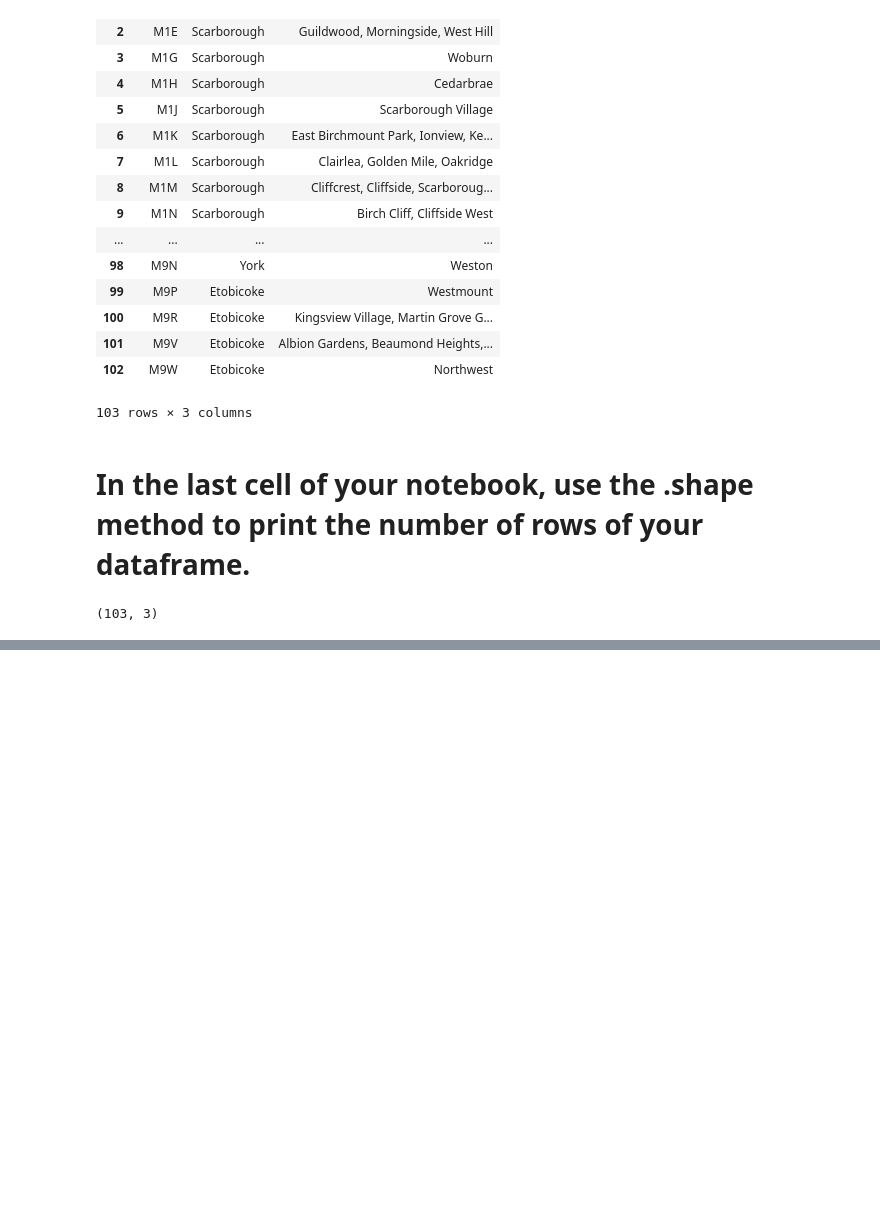
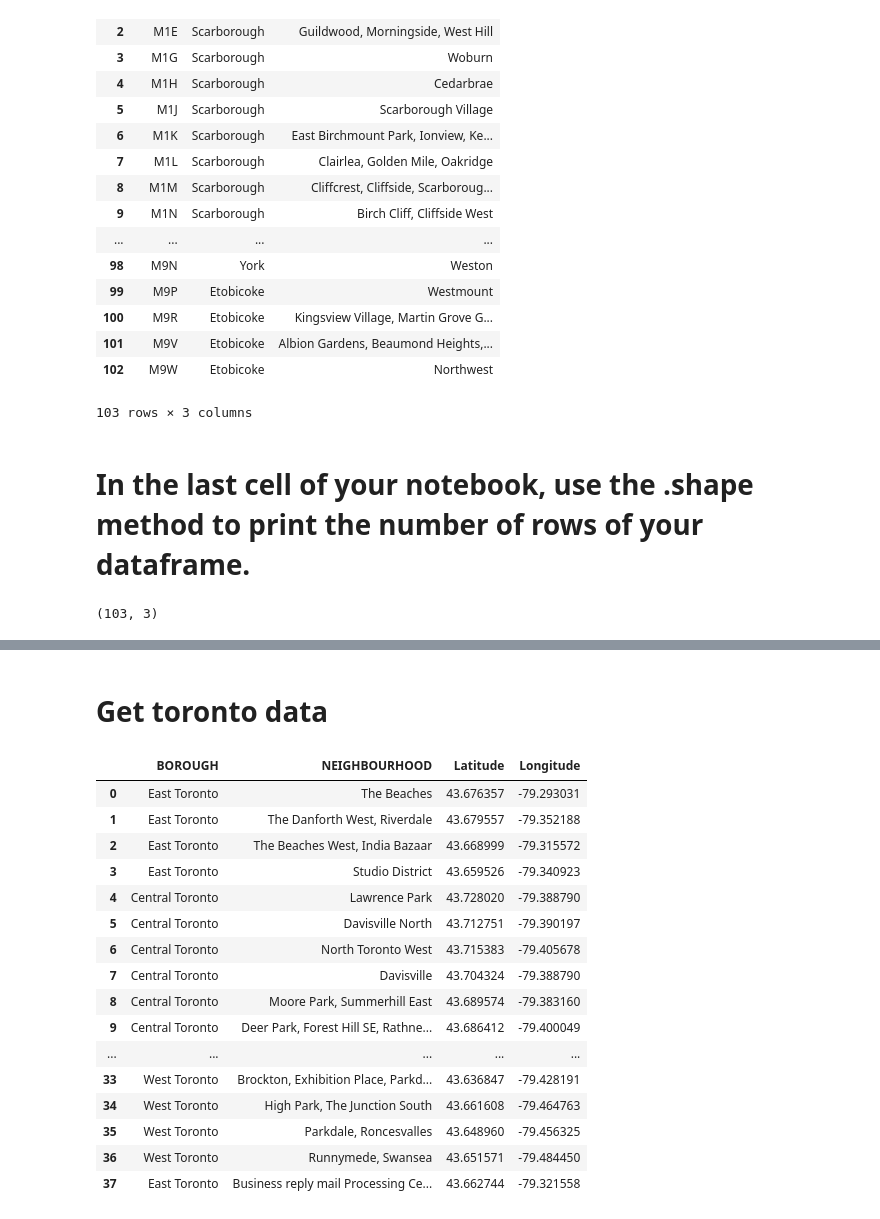
Before and after one commit to back2avinash/Coursera_Capstone, a Jupyter notebook: Project Capstone Week3 Assignment.ipynb, the cells around one changed output, grey strips where cells are left out. Saved outputs shown, nothing was run; the diff lists cells and outputs as text; code cells hidden in the pictures; blank space fills up the shorter version.

```diff
--- a/Project Capstone Week3 Assignment.ipynb
+++ b/Project Capstone Week3 Assignment.ipynb
@@ -136,0 +139,6 @@ final_df.shape
+# %%
+import pandas as pd
+import requests
+
+url="https://cocl.us/Geospatial_data"
+Coursera_DataFrame=pd.read_csv(url)
@@ -136,0 +147,3 @@ final_df.shape
+# %%
+final_df1 = final_df.set_index('PCODE').join(Coursera_DataFrame.set_index('Postal Code')).reset_index(drop=True)
+final_df1.head()
@@ -136,0 +157,24 @@ final_df.shape
+# %% [markdown]
+# Get toronto data
+# %%
+
+Toronto = final_df1[ final_df1['BOROUGH'].str.contains('Toronto', case=False)].reset_index(drop=True)
+Toronto
+# %% [output]
+|  | BOROUGH | NEIGHBOURHOOD | Latitude | Longitude |
+| 0 | East Toronto | The Beaches | 43.676357 | -79.293031 |
+| 1 | East Toronto | The Danforth West, Riverdale | 43.679557 | -79.352188 |
+| 2 | East Toronto | The Beaches West, India Bazaar | 43.668999 | -79.315572 |
+| 3 | East Toronto | Studio District | 43.659526 | -79.340923 |
+| 4 | Central Toronto | Lawrence Park | 43.728020 | -79.388790 |
+| 5 | Central Toronto | Davisville North | 43.712751 | -79.390197 |
+| 6 | Central Toronto | North Toronto West | 43.715383 | -79.405678 |
+| 7 | Central Toronto | Davisville | 43.704324 | -79.388790 |
+| 8 | Central Toronto | Moore Park, Summerhill East | 43.689574 | -79.383160 |
+| 9 | Central Toronto | Deer Park, Forest Hill SE, Rathne... | 43.686412 | -79.400049 |
+| ... | ... | ... | ... | ... |
+| 33 | West Toronto | Brockton, Exhibition Place, Parkd... | 43.636847 | -79.428191 |
+| 34 | West Toronto | High Park, The Junction South | 43.661608 | -79.464763 |
+| 35 | West Toronto | Parkdale, Roncesvalles | 43.648960 | -79.456325 |
+| 36 | West Toronto | Runnymede, Swansea | 43.651571 | -79.484450 |
+| 37 | East Toronto | Business reply mail Processing Ce... | 43.662744 | -79.321558 |
```
Also changed, not shown: parts of 10 cells of this notebook.
